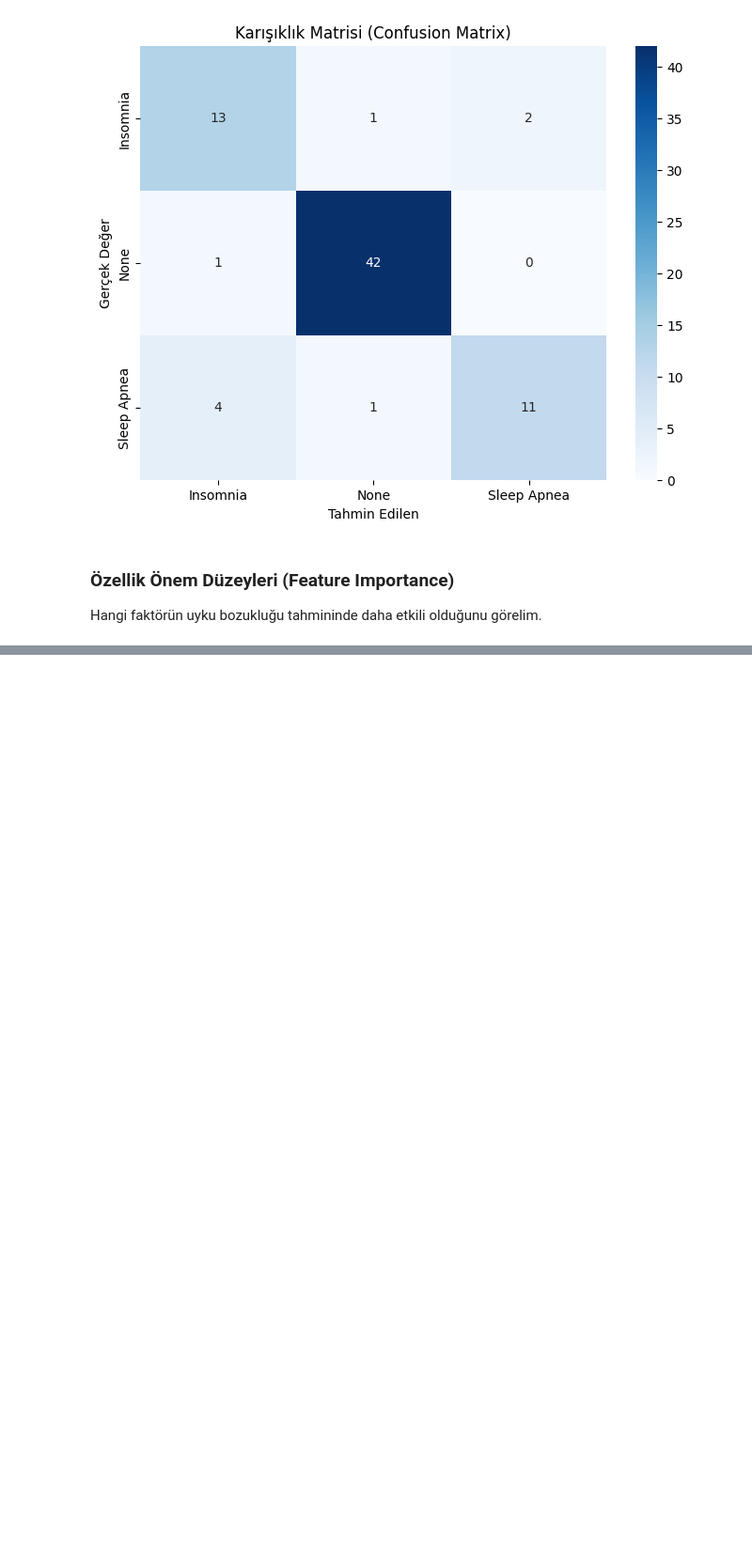
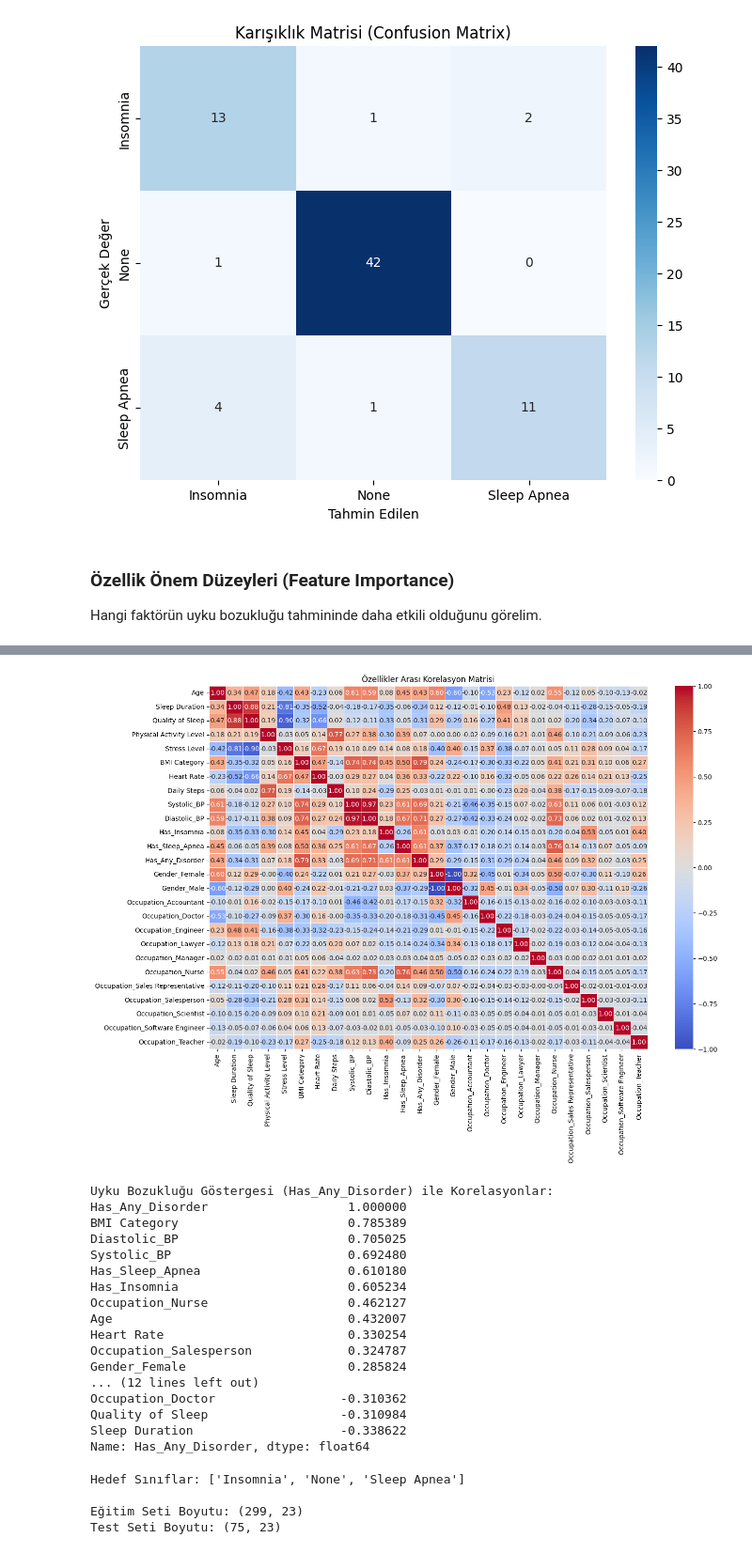
Before and after one commit to meminglr/bioinformatics_project, a Jupyter notebook: main.ipynb, the cells around one changed output, grey strips where cells are left out. Shown at 94% size. Drawn from its saved outputs; the diff is of its cells as text; code cells hidden in the pictures; blank space fills up the shorter version.

```diff
--- a/main.ipynb
+++ b/main.ipynb
@@ -255,0 +257,65 @@ Passing `palette` without assigning `hue` is deprecated and will be removed in v
+# %%
+
+# --- KORELASYON ANALİZİ ---
+import matplotlib.pyplot as plt
+import seaborn as sns
+
+plt.figure(figsize=(15, 10))
+# Sadece sayısal sütunları seçelim
+numeric_df = df.select_dtypes(include=['number'])
+correlation_matrix = numeric_df.corr()
+
+sns.heatmap(correlation_matrix, annot=True, cmap='coolwarm', fmt=".2f", linewidths=0.5)
+plt.title("Özellikler Arası Korelasyon Matrisi")
+plt.show()
+
+# Uyku Bozukluğu ile en yüksek korelasyona sahip özellikleri görelim
+print("\nUyku Bozukluğu Göstergesi (Has_Any_Disorder) ile Korelasyonlar:")
+if 'Has_Any_Disorder' in correlation_matrix.columns:
+    print(correlation_matrix['Has_Any_Disorder'].sort_values(ascending=False))
+# %% [output]
+[figure, added]
+Uyku Bozukluğu Göstergesi (Has_Any_Disorder) ile Korelasyonlar:
+Has_Any_Disorder                   1.000000
+BMI Category                       0.785389
+Diastolic_BP                       0.705025
+Systolic_BP                        0.692480
+Has_Sleep_Apnea                    0.610180
+Has_Insomnia                       0.605234
+Occupation_Nurse                   0.462127
+Age                                0.432007
+Heart Rate                         0.330254
+Occupation_Salesperson             0.324787
+Gender_Female                      0.285824
+... (12 lines left out)
+Occupation_Doctor                 -0.310362
+Quality of Sleep                  -0.310984
+Sleep Duration                    -0.338622
+Name: Has_Any_Disorder, dtype: float64
+# %%
+
+# --- MAKİNE ÖĞRENMESİNE HAZIRLIK ---
+from sklearn.model_selection import train_test_split
+from sklearn.preprocessing import LabelEncoder
+
+# Hedef Değişkeni (Target) Belirleme
+le = LabelEncoder()
+# Not: df şu an one-hot encoded, ancak 'Sleep Disorder' orijinal string halde duruyor
+y = le.fit_transform(df['Sleep Disorder'])
+print("Hedef Sınıflar:", list(le.classes_))
+
+# Özellikler (Features) Belirleme
+# Hedefle doğrudan ilişkili türetilmiş sütunları çıkarıyoruz (Data Leakage Önleme)
+drop_cols = ['Sleep Disorder', 'Has_Insomnia', 'Has_Sleep_Apnea', 'Has_Any_Disorder']
+X = df.drop(columns=[col for col in drop_cols if col in df.columns])
+
+# Veriyi Bölme (%80 Eğitim, %20 Test)
+X_train, X_test, y_train, y_test = train_test_split(X, y, test_size=0.2, random_state=42)
+
+print(f"\nEğitim Seti Boyutu: {X_train.shape}")
+print(f"Test Seti Boyutu: {X_test.shape}")
+# %% [output]
+Hedef Sınıflar: ['Insomnia', 'None', 'Sleep Apnea']
+
+Eğitim Seti Boyutu: (299, 23)
+Test Seti Boyutu: (75, 23)
```
Also changed, not shown: parts of 6 cells of this notebook.
